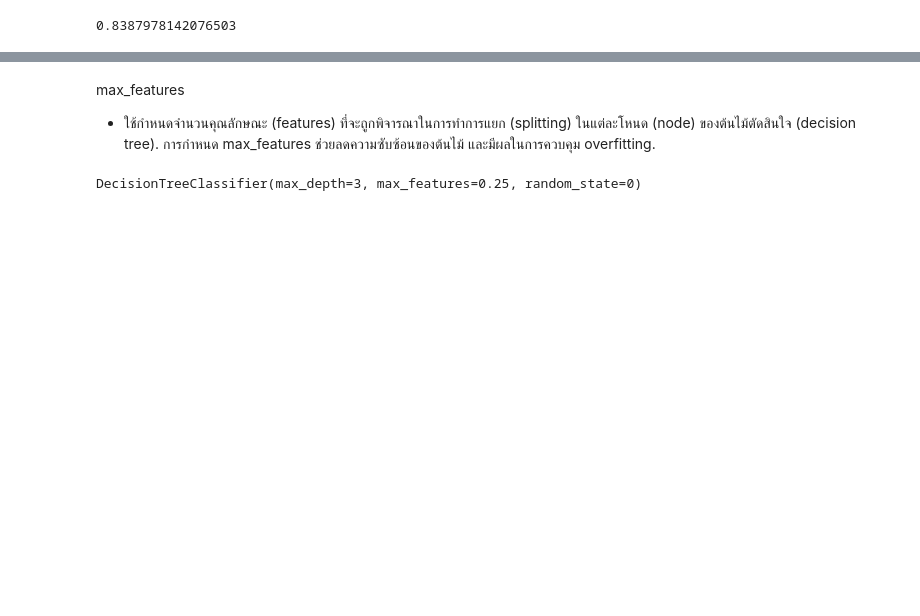
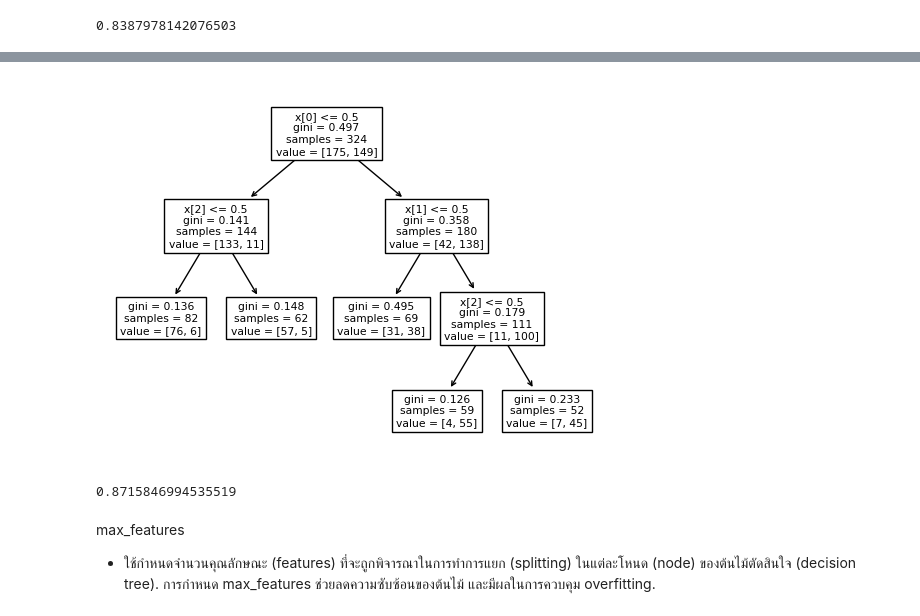
Before and after one commit to Ratchadakorn26/BSC_DPDM23, a Jupyter notebook: Classification.ipynb, the cells around one changed output, grey strips where cells are left out. Saved outputs shown, nothing was run; the diff lists cells and outputs as text; code cells hidden in the pictures; blank space fills up the shorter version.

```diff
--- a/Classification.ipynb
+++ b/Classification.ipynb
@@ -319,0 +318,4 @@ accuracy_score(y_test, y_predictHW2_1)
+# %%
+tree.plot_tree(Dtreemin_samples_leaf3);
+# %% [output]
+[figure, added]
@@ -320,3 +324,7 @@ accuracy_score(y_test, y_predictHW2_1)
+# %%
+accuracy_score(y_test,y_predictsamples_leaf50)
+# %% [output]
+0.8715846994535519
 # %% [markdown]
 max_features
  - ใช้กำหนดจำนวนคุณลักษณะ (features) ที่จะถูกพิจารณาในการทำการแยก (splitting) ในแต่ละโหนด (node) ของต้นไม้ตัดสินใจ (decision tree). การกำหนด max_features ช่วยลดความซับซ้อนของต้นไม้ และมีผลในการควบคุม overfitting.
@@ -326,4 +330,0 @@ Dtreemax_features = DecisionTreeClassifier(random_state=0,max_depth=3,max_featur
-# %%
-Dtreemax_features.fit(X_train,y_train)
-# %% [output]
-DecisionTreeClassifier(max_depth=3, max_features=0.25, random_state=0)
```
Also changed, not shown: parts of 191 cells of this notebook.
